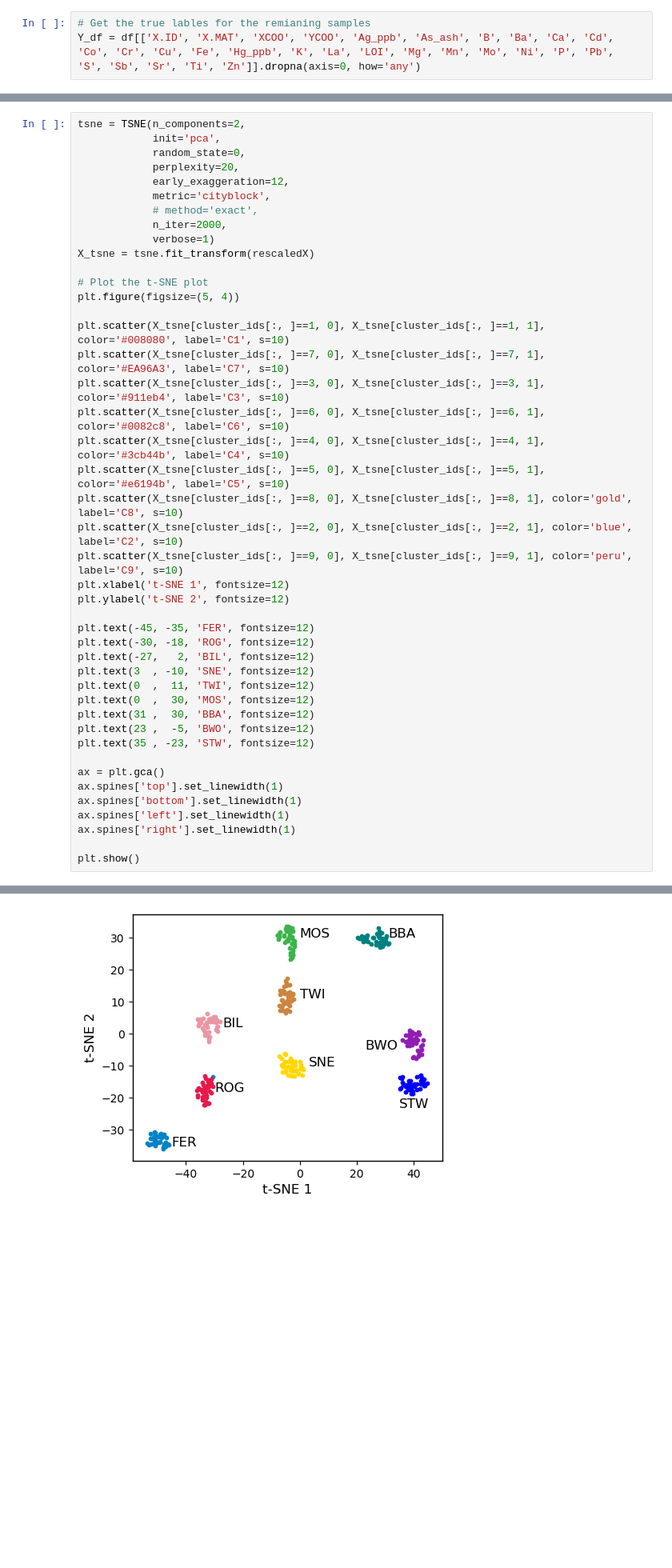
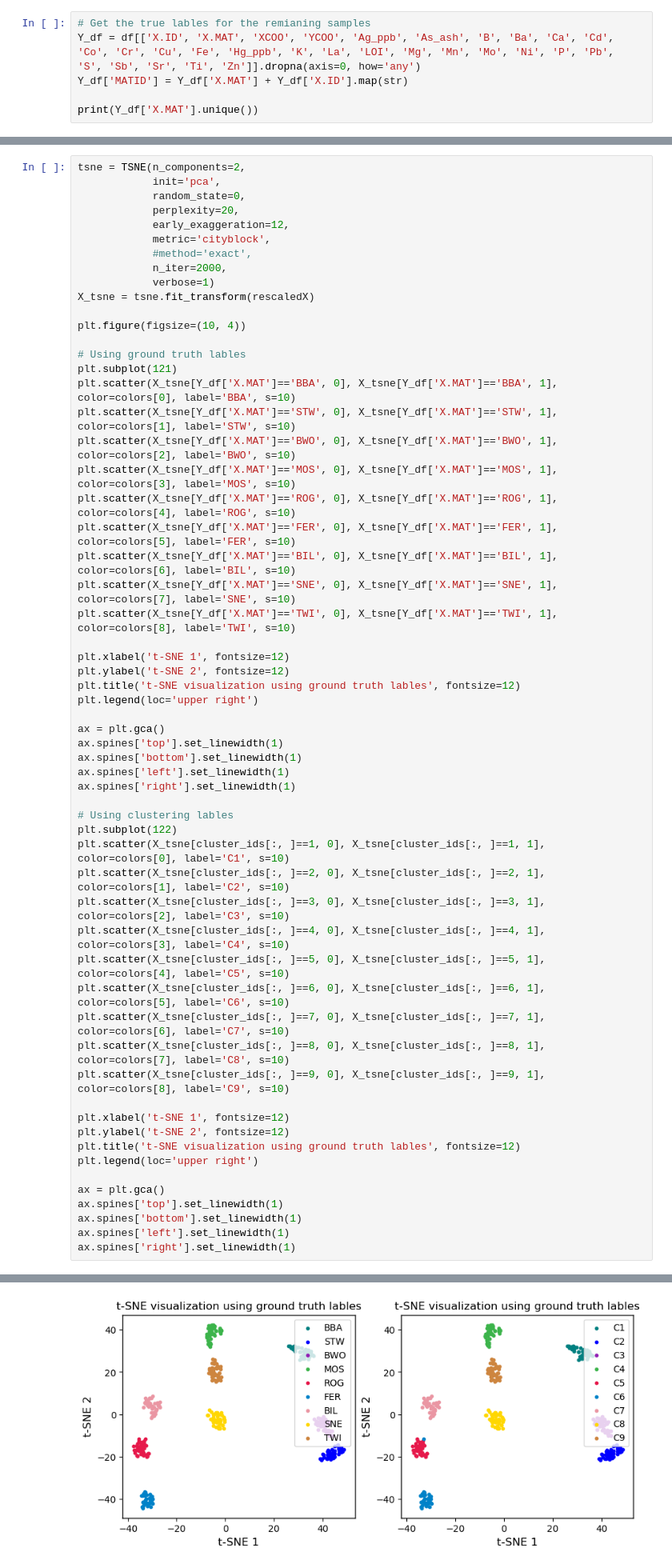
Before and after one commit to jyangfsu/geochemical-t-SNE, a Jupyter notebook: OsloTransect/OsloTransect.ipynb, the cells around one changed output, grey strips where cells are left out. Shown at 80% size. Saved outputs shown, nothing was run; the diff lists cells and outputs as text; blank space fills up the shorter version.

```diff
--- a/OsloTransect/OsloTransect.ipynb
+++ b/OsloTransect/OsloTransect.ipynb
@@ -68,3 +67,6 @@ Number of variables: 25
 # %%
 # Get the true lables for the remianing samples
 Y_df = df[['X.ID', 'X.MAT', 'XCOO', 'YCOO', 'Ag_ppb', 'As_ash', 'B', 'Ba', 'Ca', 'Cd', 'Co', 'Cr', 'Cu', 'Fe', 'Hg_ppb', 'K', 'La', 'LOI', 'Mg', 'Mn', 'Mo', 'Ni', 'P', 'Pb', 'S', 'Sb', 'Sr', 'Ti', 'Zn']].dropna(axis=0, how='any')
+Y_df['MATID'] = Y_df['X.MAT'] + Y_df['X.ID'].map(str)
+
+print(Y_df['X.MAT'].unique())
@@ -243,35 +257,29 @@ tsne = TSNE(n_components=2,
             perplexity=20,
             early_exaggeration=12,
             metric='cityblock',
-            # method='exact',
+            #method='exact',
             n_iter=2000,
             verbose=1)
 X_tsne = tsne.fit_transform(rescaledX)
 
-# Plot the t-SNE plot
-plt.figure(figsize=(5, 4))
+plt.figure(figsize=(10, 4))
 
-plt.scatter(X_tsne[cluster_ids[:, ]==1, 0], X_tsne[cluster_ids[:, ]==1, 1], color='#008080', label='C1', s=10)
-plt.scatter(X_tsne[cluster_ids[:, ]==7, 0], X_tsne[cluster_ids[:, ]==7, 1], color='#EA96A3', label='C7', s=10)
-plt.scatter(X_tsne[cluster_ids[:, ]==3, 0], X_tsne[cluster_ids[:, ]==3, 1], color='#911eb4', label='C3', s=10)
-plt.scatter(X_tsne[cluster_ids[:, ]==6, 0], X_tsne[cluster_ids[:, ]==6, 1], color='#0082c8', label='C6', s=10)
-plt.scatter(X_tsne[cluster_ids[:, ]==4, 0], X_tsne[cluster_ids[:, ]==4, 1], color='#3cb44b', label='C4', s=10)
-plt.scatter(X_tsne[cluster_ids[:, ]==5, 0], X_tsne[cluster_ids[:, ]==5, 1], color='#e6194b', label='C5', s=10)
-plt.scatter(X_tsne[cluster_ids[:, ]==8, 0], X_tsne[cluster_ids[:, ]==8, 1], color='gold',    label='C8', s=10)
-plt.scatter(X_tsne[cluster_ids[:, ]==2, 0], X_tsne[cluster_ids[:, ]==2, 1], color='blue',    label='C2', s=10)
-plt.scatter(X_tsne[cluster_ids[:, ]==9, 0], X_tsne[cluster_ids[:, ]==9, 1], color='peru',    label='C9', s=10)
+# Using ground truth lables
+plt.subplot(121)
+plt.scatter(X_tsne[Y_df['X.MAT']=='BBA', 0], X_tsne[Y_df['X.MAT']=='BBA', 1], color=colors[0], label='BBA', s=10)
+plt.scatter(X_tsne[Y_df['X.MAT']=='STW', 0], X_tsne[Y_df['X.MAT']=='STW', 1], color=colors[1], label='STW', s=10)
+plt.scatter(X_tsne[Y_df['X.MAT']=='BWO', 0], X_tsne[Y_df['X.MAT']=='BWO', 1], color=colors[2], label='BWO', s=10)
+plt.scatter(X_tsne[Y_df['X.MAT']=='MOS', 0], X_tsne[Y_df['X.MAT']=='MOS', 1], color=colors[3], label='MOS', s=10)
+plt.scatter(X_tsne[Y_df['X.MAT']=='ROG', 0], X_tsne[Y_df['X.MAT']=='ROG', 1], color=colors[4], label='ROG', s=10)
+plt.scatter(X_tsne[Y_df['X.MAT']=='FER', 0], X_tsne[Y_df['X.MAT']=='FER', 1], color=colors[5], label='FER', s=10)
+plt.scatter(X_tsne[Y_df['X.MAT']=='BIL', 0], X_tsne[Y_df['X.MAT']=='BIL', 1], color=colors[6], label='BIL', s=10)
+plt.scatter(X_tsne[Y_df['X.MAT']=='SNE', 0], X_tsne[Y_df['X.MAT']=='SNE', 1], color=colors[7], label='SNE', s=10)
+plt.scatter(X_tsne[Y_df['X.MAT']=='TWI', 0], X_tsne[Y_df['X.MAT']=='TWI', 1], color=colors[8], label='TWI', s=10)
+
 plt.xlabel('t-SNE 1', fontsize=12)
 plt.ylabel('t-SNE 2', fontsize=12)
-
-plt.text(-45, -35, 'FER', fontsize=12)
-plt.text(-30, -18, 'ROG', fontsize=12)
-plt.text(-27,   2, 'BIL', fontsize=12)
-plt.text(3  , -10, 'SNE', fontsize=12)
-plt.text(0  ,  11, 'TWI', fontsize=12)
-plt.text(0  ,  30, 'MOS', fontsize=12)
-plt.text(31 ,  30, 'BBA', fontsize=12)
-plt.text(23 ,  -5, 'BWO', fontsize=12)
-plt.text(35 , -23, 'STW', fontsize=12)
+plt.title('t-SNE visualization using ground truth lables', fontsize=12)
+plt.legend(loc='upper right')
 
 ax = plt.gca()
 ax.spines['top'].set_linewidth(1)
@@ -279,7 +287,28 @@ ax.spines['bottom'].set_linewidth(1)
 ax.spines['left'].set_linewidth(1)
 ax.spines['right'].set_linewidth(1)
 
-plt.show()
+# Using clustering lables
+plt.subplot(122)
+plt.scatter(X_tsne[cluster_ids[:, ]==1, 0], X_tsne[cluster_ids[:, ]==1, 1], color=colors[0], label='C1', s=10)
+plt.scatter(X_tsne[cluster_ids[:, ]==2, 0], X_tsne[cluster_ids[:, ]==2, 1], color=colors[1], label='C2', s=10)
+plt.scatter(X_tsne[cluster_ids[:, ]==3, 0], X_tsne[cluster_ids[:, ]==3, 1], color=colors[2], label='C3', s=10)
+plt.scatter(X_tsne[cluster_ids[:, ]==4, 0], X_tsne[cluster_ids[:, ]==4, 1], color=colors[3], label='C4', s=10)
+plt.scatter(X_tsne[cluster_ids[:, ]==5, 0], X_tsne[cluster_ids[:, ]==5, 1], color=colors[4], label='C5', s=10)
+plt.scatter(X_tsne[cluster_ids[:, ]==6, 0], X_tsne[cluster_ids[:, ]==6, 1], color=colors[5], label='C6', s=10)
+plt.scatter(X_tsne[cluster_ids[:, ]==7, 0], X_tsne[cluster_ids[:, ]==7, 1], color=colors[6], label='C7', s=10)
+plt.scatter(X_tsne[cluster_ids[:, ]==8, 0], X_tsne[cluster_ids[:, ]==8, 1], color=colors[7], label='C8', s=10)
+plt.scatter(X_tsne[cluster_ids[:, ]==9, 0], X_tsne[cluster_ids[:, ]==9, 1], color=colors[8], label='C9', s=10)
+
+plt.xlabel('t-SNE 1', fontsize=12)
+plt.ylabel('t-SNE 2', fontsize=12)
+plt.title('t-SNE visualization using ground truth lables', fontsize=12)
+plt.legend(loc='upper right')
+
+ax = plt.gca()
+ax.spines['top'].set_linewidth(1)
+ax.spines['bottom'].set_linewidth(1)
+ax.spines['left'].set_linewidth(1)
+ax.spines['right'].set_linewidth(1)
 # %% [output]
 [t-SNE] Computing 61 nearest neighbors...
 [t-SNE] Indexed 350 samples in 0.002s...
@@ -291 +320 @@ plt.show()
-[figure, old version]
+[figure, new version]
```
Also changed, not shown: parts of 10 cells of this notebook, 1 other file.
